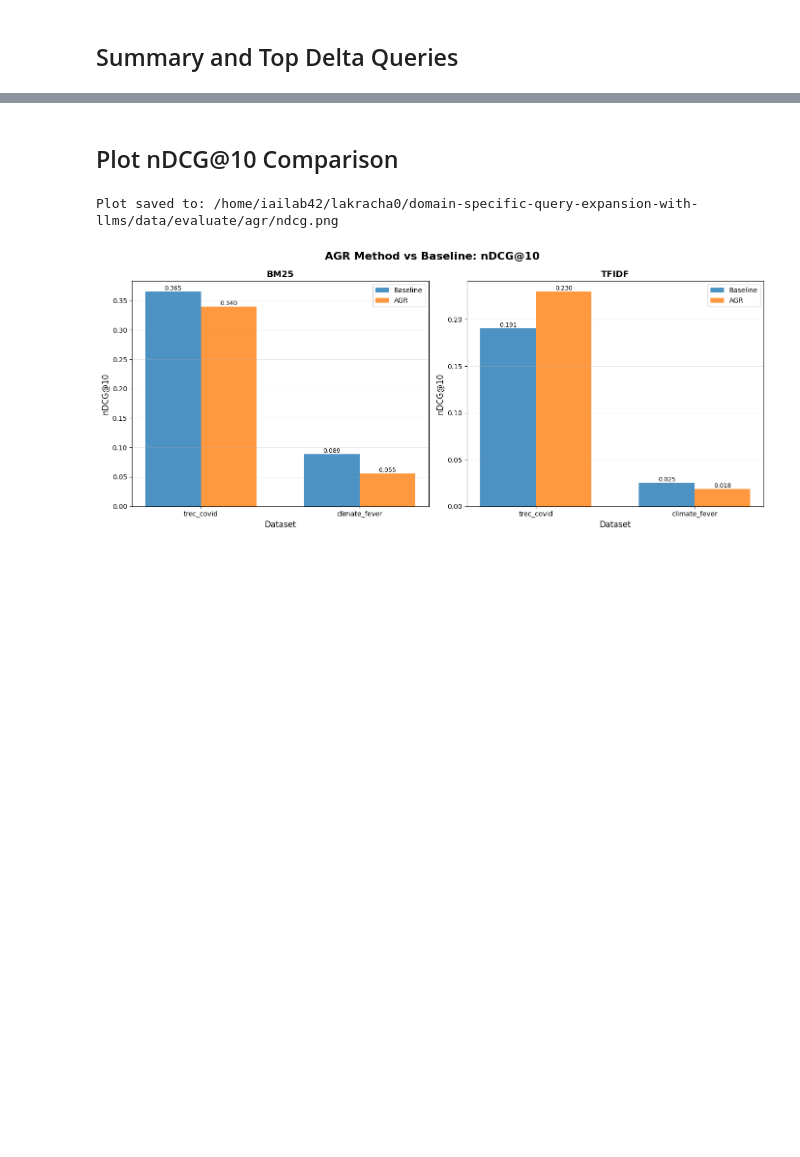
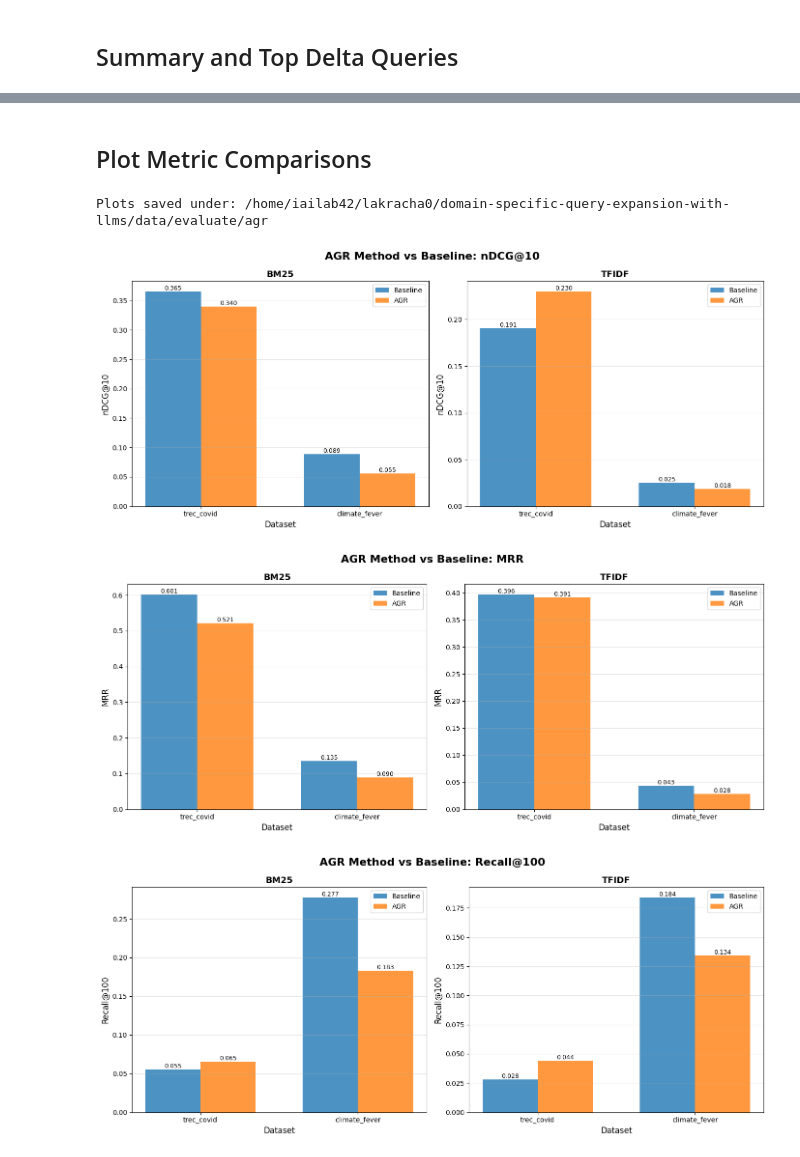
Before and after one commit to AhmedBadis/llm-query-expansion, a Jupyter notebook: notebook/agr.ipynb, the cells around one changed output, grey strips where cells are left out. Saved outputs shown, nothing was run; the diff lists cells and outputs as text; code cells hidden in the pictures; blank space fills up the shorter version.

```diff
--- a/notebook/agr.ipynb
+++ b/notebook/agr.ipynb
@@ -254,55 +241,26 @@ Top 5 Positive Δ (nDCG@10) - bm25 × trec_covid:
 # %% [markdown]
-## Plot nDCG@10 Comparison
+## Plot Metric Comparisons
-# %%
-# Plot nDCG@10 comparison (baseline vs AGR)
-from evaluate.compute_metrics import compute_metrics_from_files as load_metrics
-
-baseline_metrics = {}
-for dataset in datasets:
-    for retrieval in retrieval_methods:
-        qrels_path = data_base / "ingest" / dataset / "qrels.csv"
-        baseline_run_path = data_base / "retrieve" / "baseline" / f"{dataset}_{retrieval}.csv"
-        baseline_metrics[(dataset, retrieval)] = load_metrics(str(baseline_run_path), str(qrels_path), k=10)
-
-fig, axes = plt.subplots(1, len(retrieval_methods), figsize=(14, 6), squeeze=False)
-fig.suptitle("AGR Method vs Baseline: nDCG@10", fontsize=16, fontweight="bold")
-
-for idx, retrieval in enumerate(retrieval_methods):
-    ax = axes[0][idx]
-    x = np.arange(len(datasets))
-    width = 0.35
-
-    baseline_scores = [baseline_metrics[(d, retrieval)]["ndcg@10"] for d in datasets]
-    method_scores = [all_metrics[(d, method_name, retrieval)]["ndcg@10"] for d in datasets]
-
-    bars1 = ax.bar(x - width / 2, baseline_scores, width, label="Baseline", alpha=0.8)
-    bars2 = ax.bar(x + width / 2, method_scores, width, label="AGR", alpha=0.8)
-
-    ax.set_xlabel("Dataset", fontsize=12)
-    ax.set_ylabel("nDCG@10", fontsize=12)
-    ax.set_title(f"{retrieval.upper()}", fontsize=13, fontweight="bold")
-    ax.set_xticks(x)
-    ax.set_xticklabels(datasets)
-    ax.legend()
-    ax.grid(axis="y", alpha=0.3)
-
-    for bars in [bars1, bars2]:
-        for bar in bars:
-            height = bar.get_height()
-            ax.text(
-                bar.get_x() + bar.get_width() / 2.0,
-                height,
-                f"{height:.3f}",
-                ha="center",
-                va="bottom",
-                fontsize=9,
-            )
-
-plt.tight_layout()
-plot_path = data_base / "evaluate" / method_name / "ndcg.png"
-plt.savefig(plot_path, dpi=150, bbox_inches="tight")
-print(f"Plot saved to: {plot_path}")
-plt.show()
-# %% [output]
-Plot saved to: /home/iailab42/lakracha0/domain-specific-query-expansion-with-llms/data/evaluate/agr/ndcg.png
-[figure, removed]
+# %%
+baseline_summary_df = pd.read_csv(data_base / "evaluate" / "baseline" / "summary.csv")
+method_summary_df = pd.read_csv(data_base / "evaluate" / method_name / "summary.csv")
+
+method_label = "AGR" if method_name == "agr" else method_name.capitalize()
+output_dir = data_base / "evaluate" / method_name
+
+plot_method_metrics(
+    datasets=datasets,
+    retrieval_methods=retrieval_methods,
+    baseline_summary_df=baseline_summary_df,
+    method_summary_df=method_summary_df,
+    method_label=method_label,
+    output_dir=output_dir,
+    dpi=150,
+)
+
+print(f"Plots saved under: {output_dir}")
+plt.show()
+# %% [output]
+Plots saved under: /home/iailab42/lakracha0/domain-specific-query-expansion-with-llms/data/evaluate/agr
+[figure, added]
+[figure, added]
+[figure, added]
```
Also changed, not shown: parts of 6 cells of this notebook, 14 other files.
